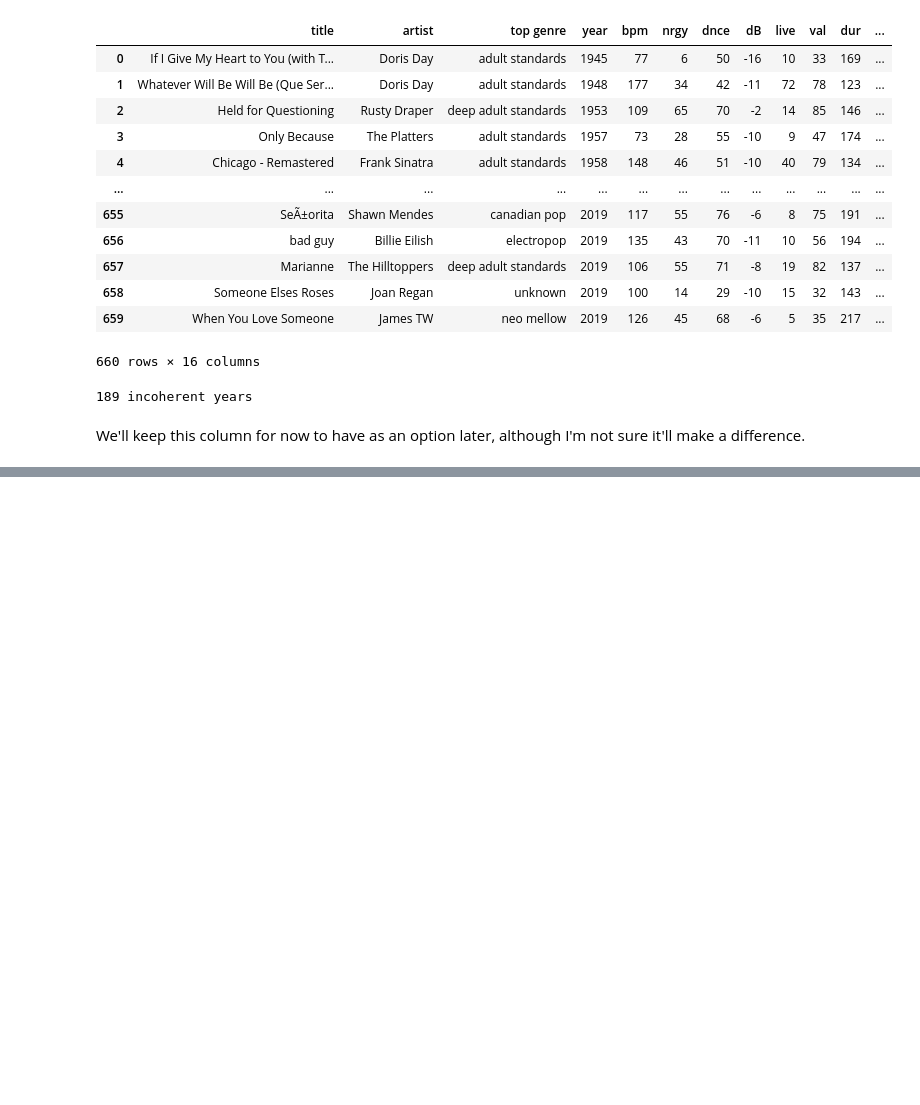
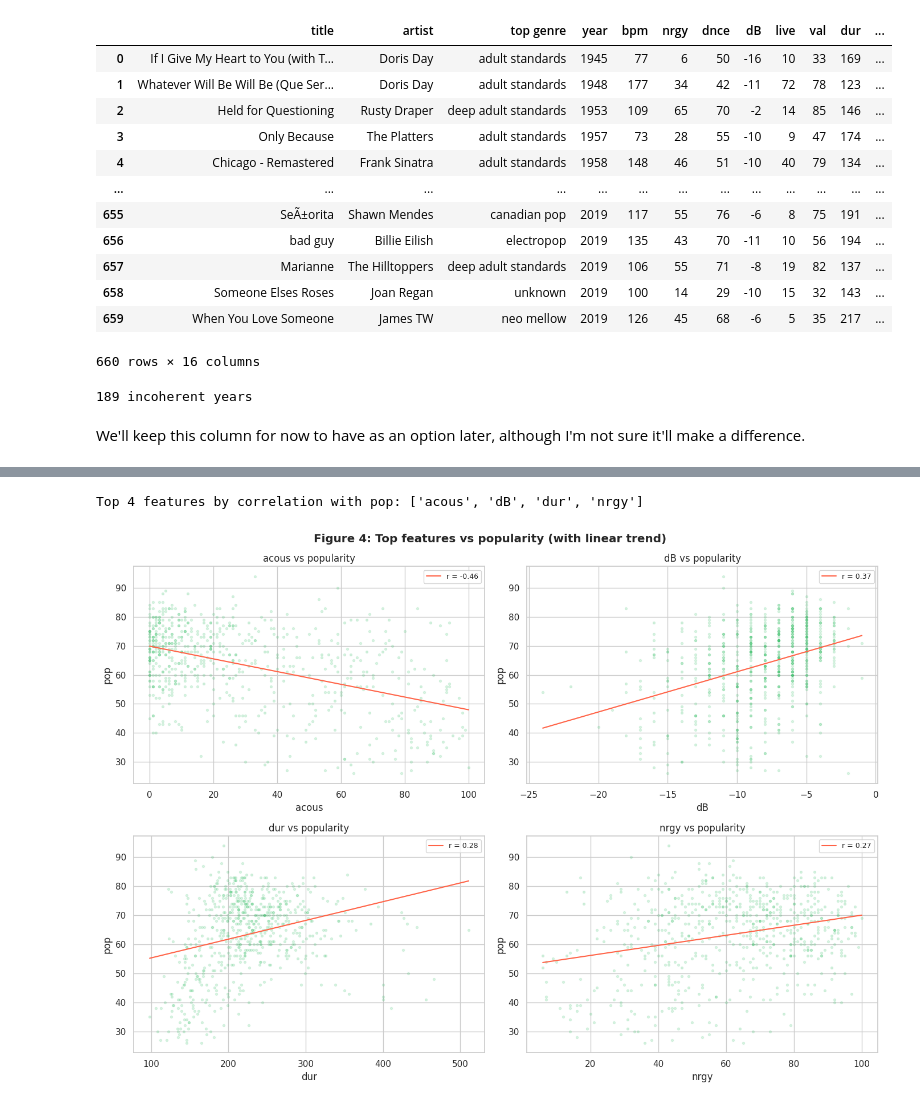
Before and after one commit to r-leeper/scu_spotify_past_decades, a Jupyter notebook: Spotify_past_decades.ipynb, the cells around one changed output, grey strips where cells are left out. Saved outputs shown, nothing was run; the diff lists cells and outputs as text; code cells hidden in the pictures; blank space fills up the shorter version.

```diff
--- a/Spotify_past_decades.ipynb
+++ b/Spotify_past_decades.ipynb
@@ -257,0 +358,41 @@ We'll keep this column for now to have as an option later, although I'm not sure
+# %%
+### Top feature scatter plots
+
+# Automatically pick the top 4 features by absolute correlation with pop
+# (excluding pop itself and decade, which gets its own plot above)
+top_features = (
+    corr_matrix["pop"]
+    .drop(["pop", "decade"])
+    .abs()
+    .sort_values(ascending=False)
+    .head(4)
+    .index.tolist()
+)
+
+print(f"Top 4 features by correlation with pop: {top_features}")
+
+fig, axes = plt.subplots(2, 2, figsize=FIGSIZE_GRID)
+axes = axes.flatten()
+
+for i, col in enumerate(top_features):
+    axes[i].scatter(
+        combined_df[col], combined_df["pop"],
+        alpha=0.15, s=8, color="#1DB954"
+    )
+    # Fit and overlay a trend line
+    m, b = np.polyfit(combined_df[col], combined_df["pop"], 1)
+    x_line = np.linspace(combined_df[col].min(), combined_df[col].max(), 100)
+    axes[i].plot(x_line, m * x_line + b, color="tomato", linewidth=1.5,
+                 label=f"r = {corr_matrix.loc[col,'pop']:.2f}")
+    axes[i].set_xlabel(col)
+    axes[i].set_ylabel("pop")
+    axes[i].set_title(f"{col} vs popularity")
+    axes[i].legend(fontsize=9)
+
+plt.suptitle("Figure 4: Top features vs popularity (with linear trend)",
+             fontweight="bold")
+plt.tight_layout()
+plt.show()
+# %% [output]
+Top 4 features by correlation with pop: ['acous', 'dB', 'dur', 'nrgy']
+[figure, added]
```
Also changed, not shown: parts of 10 cells of this notebook.
